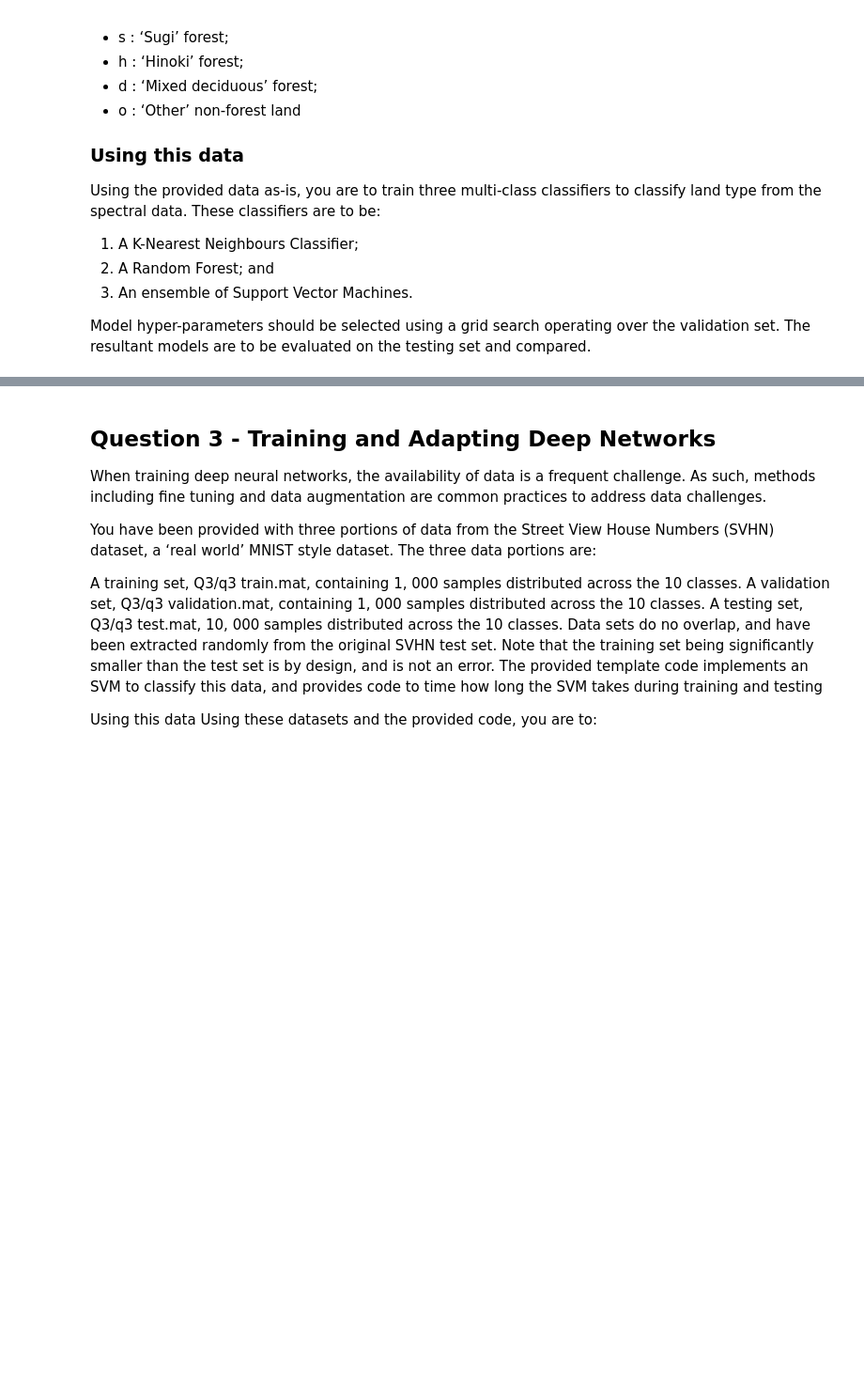
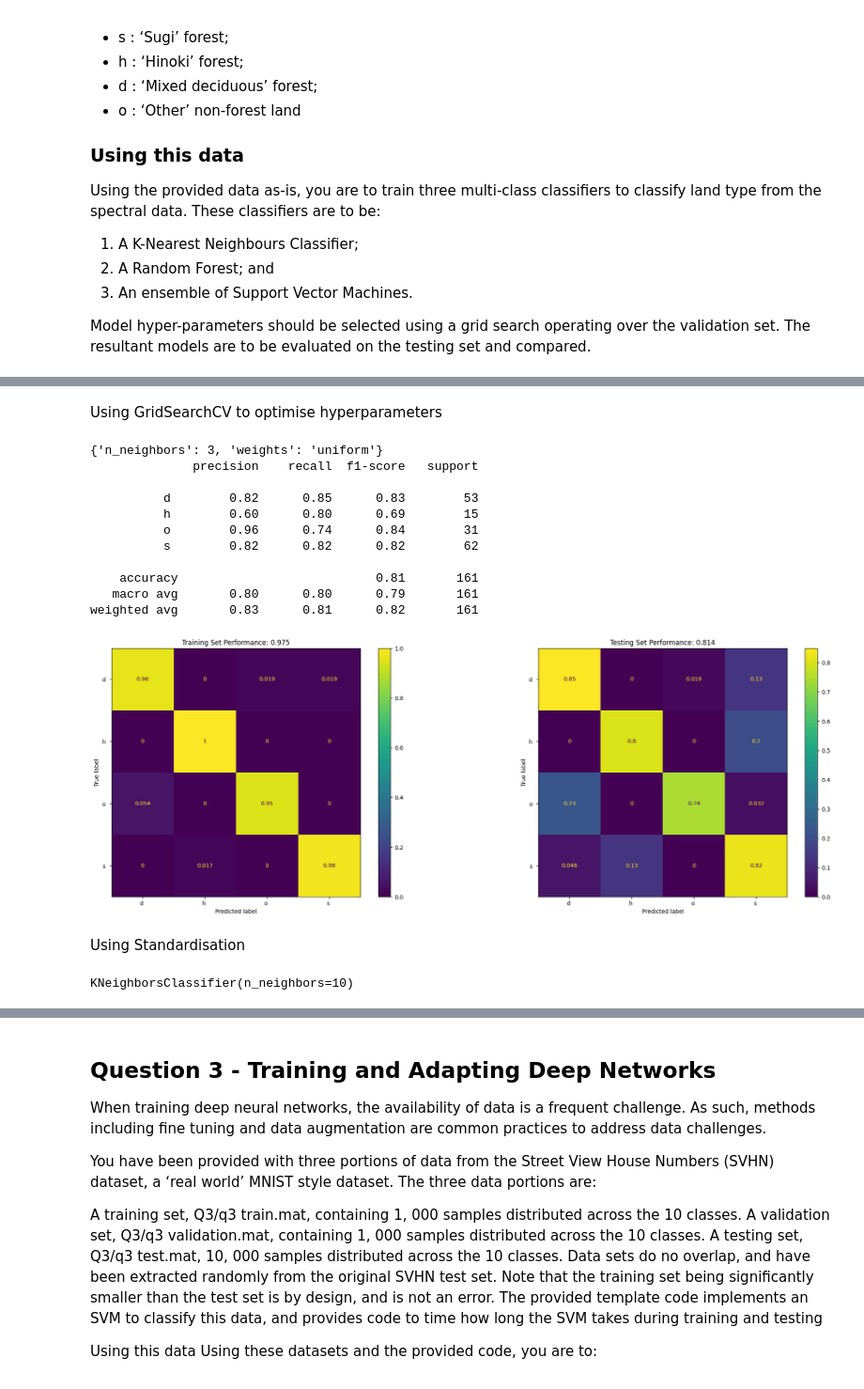
Before and after one commit to aidanlockwood20/CAB420-Codebase, a Jupyter notebook: Assessment/assignment_1a/assignment_1a.ipynb, the cells around one changed output, grey strips where cells are left out. Shown at 94% size. Cells and saved outputs as stored; diff of their text form; code cells hidden in the pictures; blank space fills up the shorter version.

```diff
--- a/Assessment/assignment_1a/assignment_1a.ipynb
+++ b/Assessment/assignment_1a/assignment_1a.ipynb
@@ -347,0 +451,7 @@ Model hyper-parameters should be selected using a grid search operating over the
+# %%
+mu = np.mean(X_q2_train, 0)
+sigma = np.std(X_q2_train, 0)
+
+X_standardised_train = (X_q2_train - mu) / sigma
+X_standardised_test = (X_q2_test - mu) / sigma
+X_standardised_val = (X_q2_val - mu) / sigma
@@ -347,0 +487,35 @@ Model hyper-parameters should be selected using a grid search operating over the
+# %% [markdown]
+Using GridSearchCV to optimise hyperparameters
+# %%
+parameters_grid_cknn = [
+    {
+        'n_neighbors': [1, 3, 5, 7, 9],
+        'weights': ['uniform', 'distance']
+    }
+]
+
+cknn_best_neighbours = KNeighborsClassifier()
+grid_search = GridSearchCV(cknn_best_neighbours, parameters_grid_cknn, cv = 5)
+grid_search.fit(X_q2_val, y_q2_val)
+
+best_system = np.argmin(grid_search.cv_results_['rank_test_score'])
+params = grid_search.cv_results_['params'][best_system]
+print(params)
+
+cknn_best_parameters_model = KNeighborsClassifier(n_neighbors = params['n_neighbors'], weights = params['weights'])
+cknn_best_parameters_model.fit(X_standardised_train, y_q2_train)
+
+eval_model(cknn_best_parameters_model, X_standardised_train, y_q2_train, X_standardised_test, y_q2_test)
+# %% [output]
+{'n_neighbors': 3, 'weights': 'uniform'}
+              precision    recall  f1-score   support
+
+          d        0.82      0.85      0.83        53
+          h        0.60      0.80      0.69        15
+          o        0.96      0.74      0.84        31
+          s        0.82      0.82      0.82        62
+
+    accuracy                           0.81       161
+   macro avg       0.80      0.80      0.79       161
+weighted avg       0.83      0.81      0.82       161
+[figure, added]
@@ -347,0 +527,7 @@ Model hyper-parameters should be selected using a grid search operating over the
+# %% [markdown]
+Using Standardisation
+# %%
+cknn_model_standardised = KNeighborsClassifier(n_neighbors = 10, weights = 'uniform')
+cknn_model_standardised.fit(X_standardised_train, y_q2_train)
+# %% [output]
+KNeighborsClassifier(n_neighbors=10)
```
Also changed, not shown: parts of 40 cells of this notebook, 3 other files.
